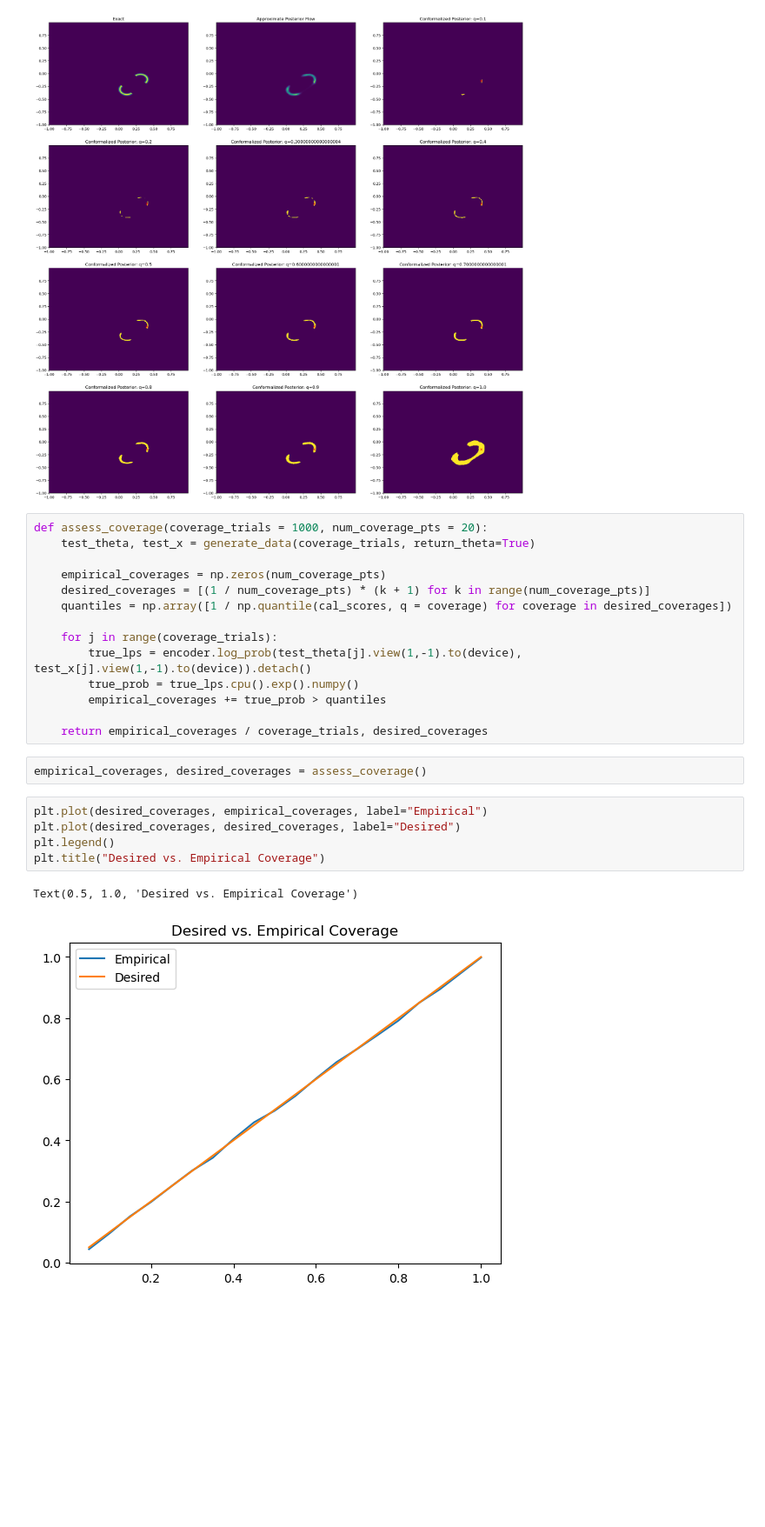
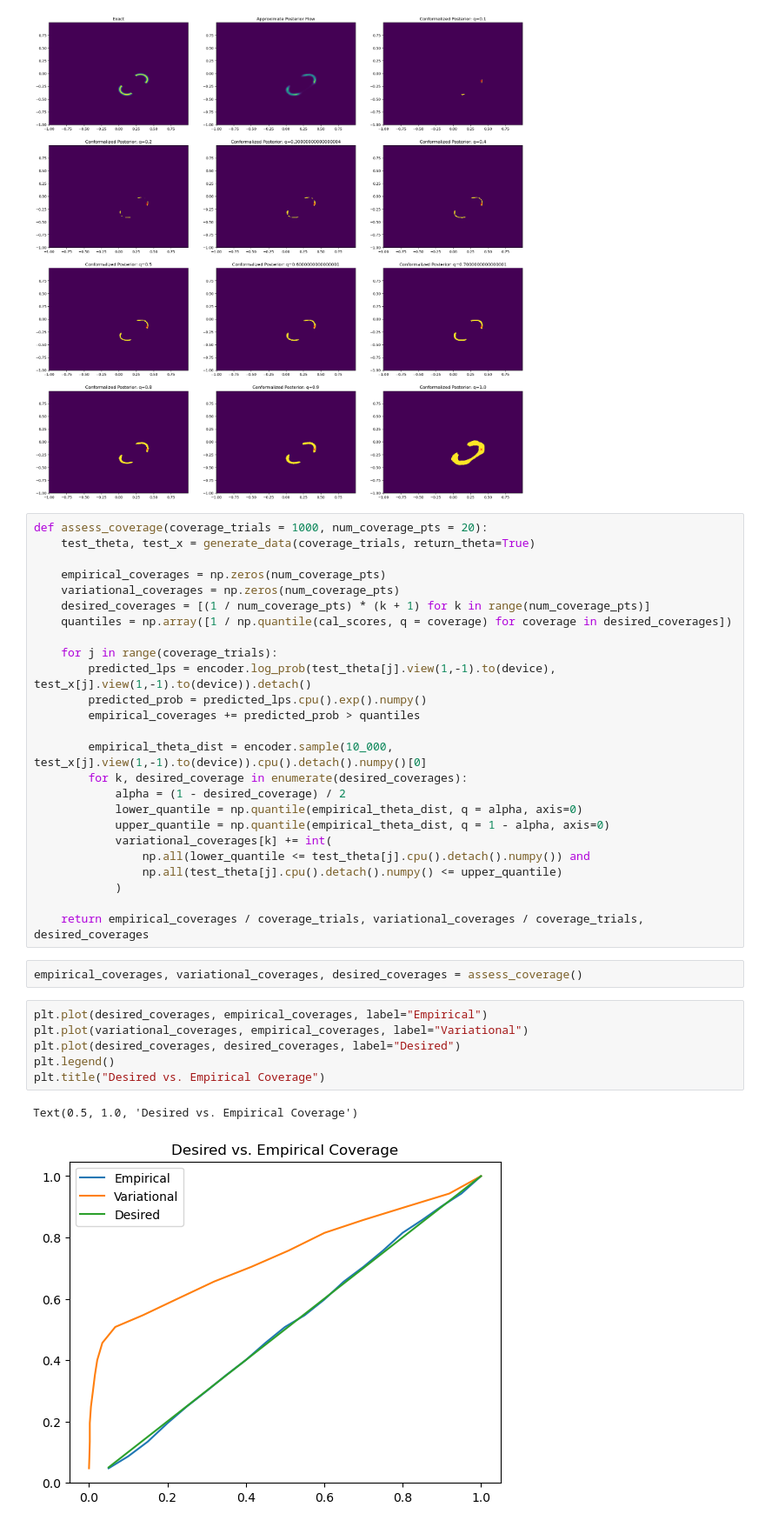
Before and after one commit to yashpatel5400/canvi, a Jupyter notebook: canvi/CANVI_TwoMoons.ipynb, the cells around one changed output. Shown: that part at 87% size. Drawn from its saved outputs; the diff is of its cells as text; blank space fills up the shorter version.

Commit message:
Plot variational coverage directly to compare

```diff
--- a/canvi/CANVI_TwoMoons.ipynb
+++ b/canvi/CANVI_TwoMoons.ipynb
@@ -367,22 +367,34 @@ def assess_coverage(coverage_trials = 1000, num_coverage_pts = 20):
     test_theta, test_x = generate_data(coverage_trials, return_theta=True)
 
     empirical_coverages = np.zeros(num_coverage_pts)
+    variational_coverages = np.zeros(num_coverage_pts)
     desired_coverages = [(1 / num_coverage_pts) * (k + 1) for k in range(num_coverage_pts)]
     quantiles = np.array([1 / np.quantile(cal_scores, q = coverage) for coverage in desired_coverages])
 
     for j in range(coverage_trials):
-        true_lps = encoder.log_prob(test_theta[j].view(1,-1).to(device), test_x[j].view(1,-1).to(device)).detach()
-        true_prob = true_lps.cpu().exp().numpy()
-        empirical_coverages += true_prob > quantiles
+        predicted_lps = encoder.log_prob(test_theta[j].view(1,-1).to(device), test_x[j].view(1,-1).to(device)).detach()
+        predicted_prob = predicted_lps.cpu().exp().numpy()
+        empirical_coverages += predicted_prob > quantiles
 
-    return empirical_coverages / coverage_trials, desired_coverages
+        empirical_theta_dist = encoder.sample(10_000, test_x[j].view(1,-1).to(device)).cpu().detach().numpy()[0]
+        for k, desired_coverage in enumerate(desired_coverages):
+            alpha = (1 - desired_coverage) / 2
+            lower_quantile = np.quantile(empirical_theta_dist, q = alpha, axis=0)
+            upper_quantile = np.quantile(empirical_theta_dist, q = 1 - alpha, axis=0)
+            variational_coverages[k] += int(
+                np.all(lower_quantile <= test_theta[j].cpu().detach().numpy()) and
+                np.all(test_theta[j].cpu().detach().numpy() <= upper_quantile)
+            )
+
+    return empirical_coverages / coverage_trials, variational_coverages / coverage_trials, desired_coverages
 # %%
-empirical_coverages, desired_coverages = assess_coverage()
+empirical_coverages, variational_coverages, desired_coverages = assess_coverage()
 # %%
 plt.plot(desired_coverages, empirical_coverages, label="Empirical")
+plt.plot(variational_coverages, empirical_coverages, label="Variational")
 plt.plot(desired_coverages, desired_coverages, label="Desired")
 plt.legend()
 plt.title("Desired vs. Empirical Coverage")
 # %% [output]
 Text(0.5, 1.0, 'Desired vs. Empirical Coverage')
-[figure, old version]
+[figure, new version]
```
